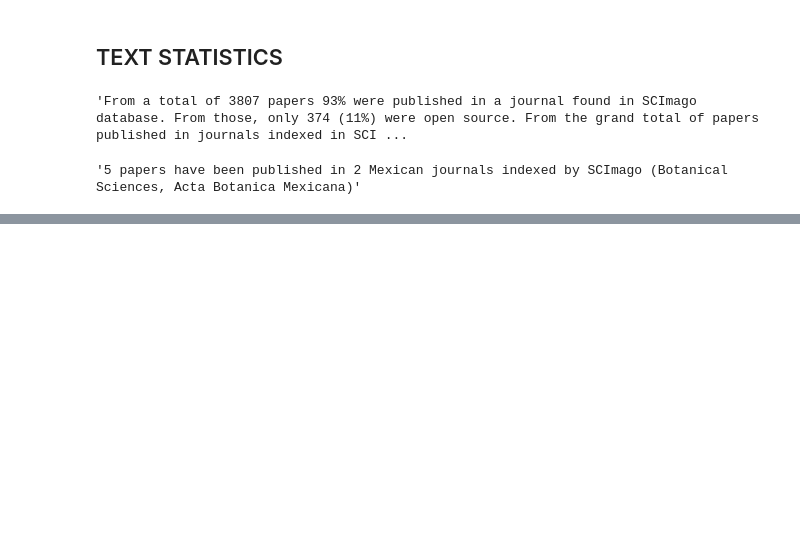
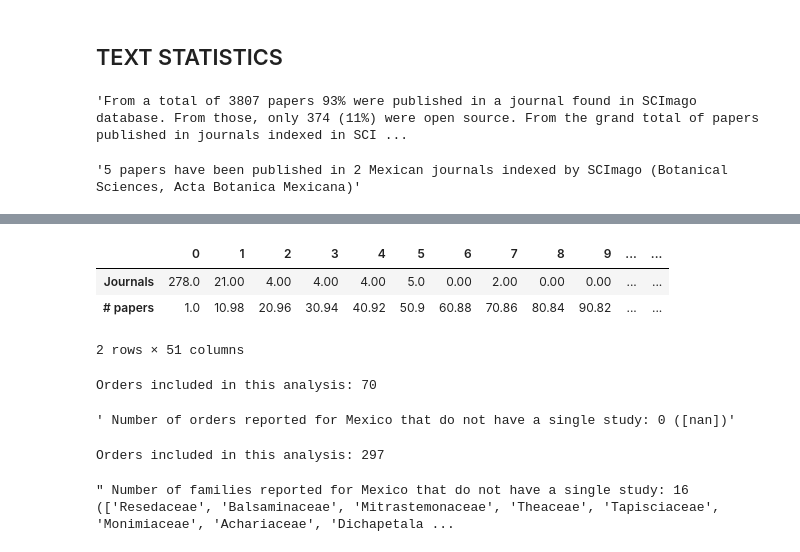
Before and after one commit to camayal/sysmexrev, a Jupyter notebook: 7_Stats/stats.ipynb, the cells around one changed output, grey strips where cells are left out. Saved outputs shown, nothing was run; the diff lists cells and outputs as text; code cells hidden in the pictures; blank space fills up the shorter version.

```diff
--- a/7_Stats/stats.ipynb
+++ b/7_Stats/stats.ipynb
@@ -469,0 +534,61 @@ TypeError: 'str' object is not callable
+# %%
+#Check # journals with less number of papers
+data = df["c.journal"].value_counts().sort_values(ascending=False)
+display(pd.DataFrame(np.histogram(data, bins=50, range=(1.0, 500)), index=["Journals", "# papers"]))
+# %% [output]
+|  | 0 | 1 | 2 | 3 | 4 | 5 | 6 | 7 | 8 | 9 | ... | ... |
+| Journals | 278.0 | 21.00 | 4.00 | 4.00 | 4.00 | 5.0 | 0.00 | 2.00 | 0.00 | 0.00 | ... | ... |
+| # papers | 1.0 | 10.98 | 20.96 | 30.94 | 40.92 | 50.9 | 60.88 | 70.86 | 80.84 | 90.82 | ... | ... |
+2 rows × 51 columns
+# %%
+# Check if all orders has been sampled or not
+allspp_df = pd.read_excel("../Data_fullSpeciesMexico/Mexico APGIII.xlsx")
+# allendemic_df = pd.read_excel("../Data_endemicSpeciesMexico/Endemicas Mexico.xlsx")
+
+allspp_df.drop_duplicates(subset="ORDEN", inplace=True)
+# allendemic_df.drop_duplicates(subset="ORDEN", inplace=True)
+
+# orders_in_mexico = list(set(list(allspp_df["ORDEN"])).union(list(allendemic_df["ORDEN"])))
+orders_in_mexico = list(allspp_df["ORDEN"])
+
+print(f"Orders included in this analysis: {len(orders_in_mexico)}")
+
+#iterate row by row
+for index, row in df.iterrows():
+    #check every order in each study
+    if isinstance(row["t.orders"], str):
+        for order in row["t.orders"].split(","):
+            #if order is in the mexian order list, remove it at the end the list will contain orders that are not in any study
+            if order in orders_in_mexico:
+                orders_in_mexico.remove(order)
+
+f" Number of orders reported for Mexico that do not have a single study: {len(orders_in_mexico)-1} ({orders_in_mexico})"
+# %% [output]
+Orders included in this analysis: 70
+' Number of orders reported for Mexico that do not have a single study: 0 ([nan])'
+# %%
+# Check if all families has been sampled or not
+allspp_df = pd.read_excel("../Data_fullSpeciesMexico/Mexico APGIII.xlsx")
+# allendemic_df = pd.read_excel("../Data_endemicSpeciesMexico/Endemicas Mexico.xlsx")
+
+allspp_df.drop_duplicates(subset="FAMILIA", inplace=True)
+# allendemic_df.drop_duplicates(subset="ORDEN", inplace=True)
+
+# orders_in_mexico = list(set(list(allspp_df["ORDEN"])).union(list(allendemic_df["ORDEN"])))
+orders_in_mexico = list(allspp_df["FAMILIA"])
+
+print(f"Orders included in this analysis: {len(orders_in_mexico)}")
+
+#iterate row by row
+for index, row in df.iterrows():
+    #check every order in each study
+    if isinstance(row["t.families"], str):
+        for order in row["t.families"].split(","):
+            #if order is in the mexian order list, remove it at the end the list will contain orders that are not in any study
+            if order in orders_in_mexico:
+                orders_in_mexico.remove(order)
+
+f" Number of families reported for Mexico that do not have a single study: {len(orders_in_mexico)-1} ({orders_in_mexico})"
+# %% [output]
+Orders included in this analysis: 297
+" Number of families reported for Mexico that do not have a single study: 16 (['Resedaceae', 'Balsaminaceae', 'Mitrastemonaceae', 'Theaceae', 'Tapisciaceae', 'Monimiaceae', 'Achariaceae', 'Dichapetala ...
```
Also changed, not shown: parts of 20 cells of this notebook, 32 other files.
